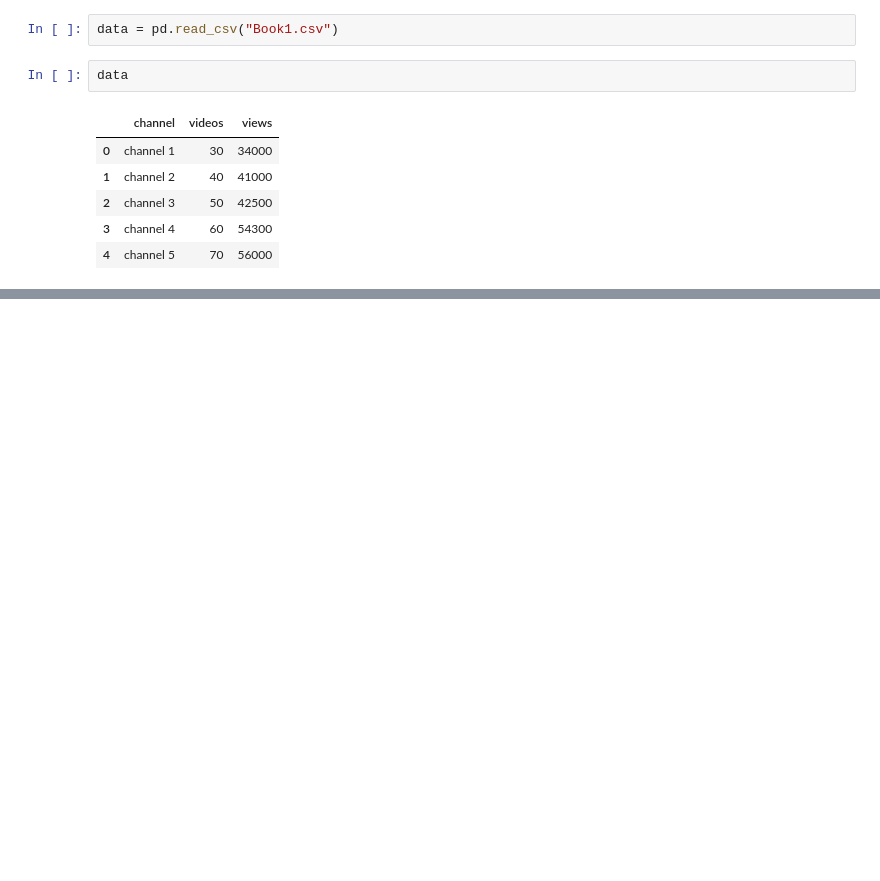
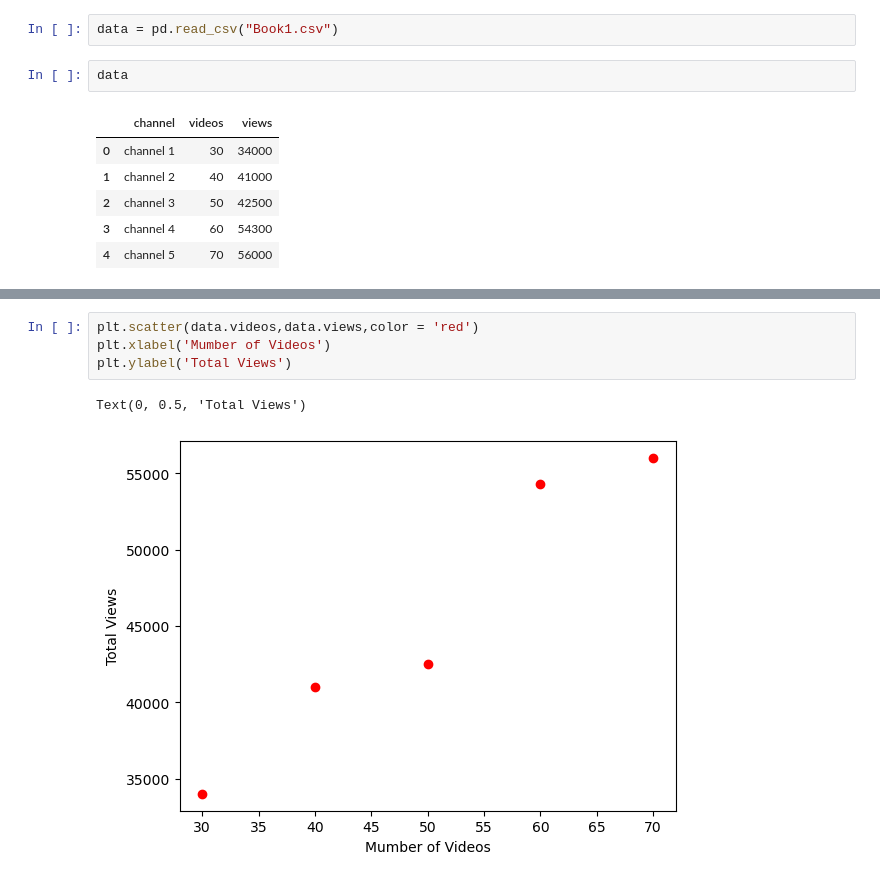
Before and after one commit to Yasithb/Model_Training-Learning, a Jupyter notebook: Linear_Regression/Single Variable.ipynb, the cells around one changed output, grey strips where cells are left out. Cells and saved outputs as stored; diff of their text form; blank space fills up the shorter version.

```diff
--- a/Linear_Regression/Single Variable.ipynb
+++ b/Linear_Regression/Single Variable.ipynb
@@ -20,0 +26,7 @@ data
+# %%
+plt.scatter(data.videos,data.views,color = 'red')
+plt.xlabel('Mumber of Videos')
+plt.ylabel('Total Views')
+# %% [output]
+Text(0, 0.5, 'Total Views')
+[figure, added]
```
Also changed, not shown: parts of 15 cells of this notebook.
